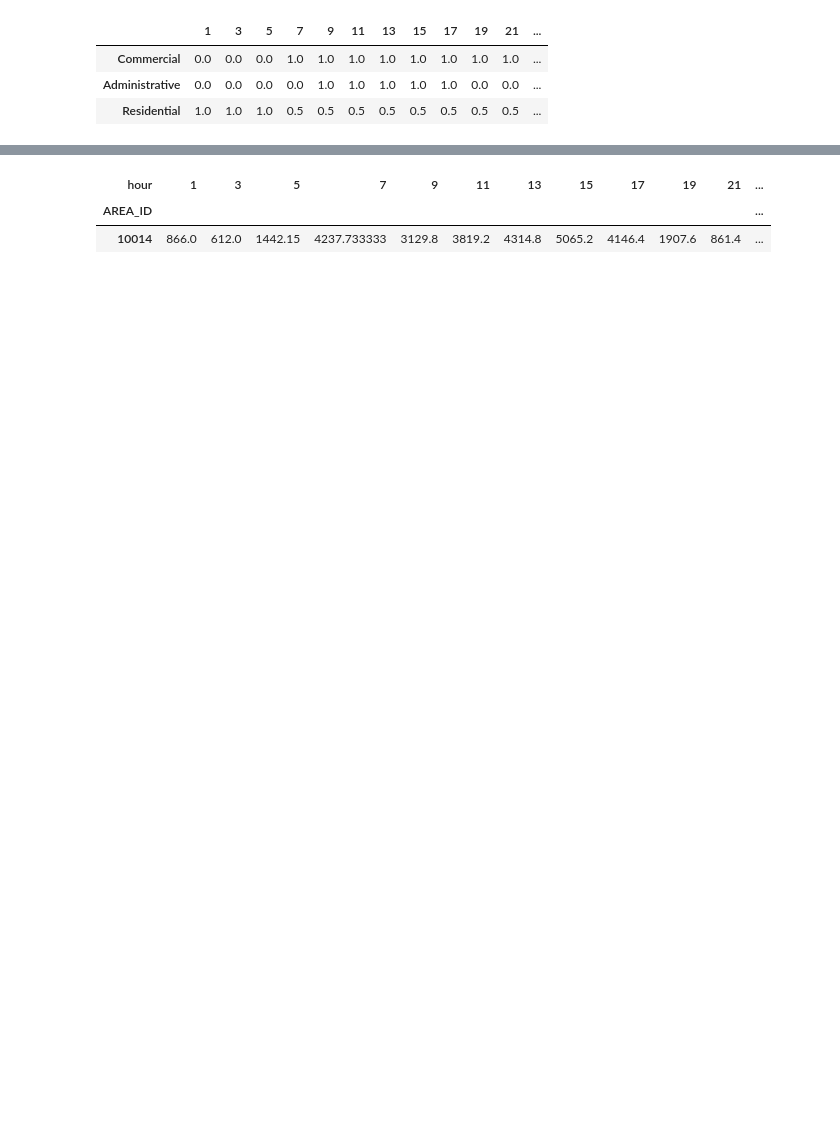
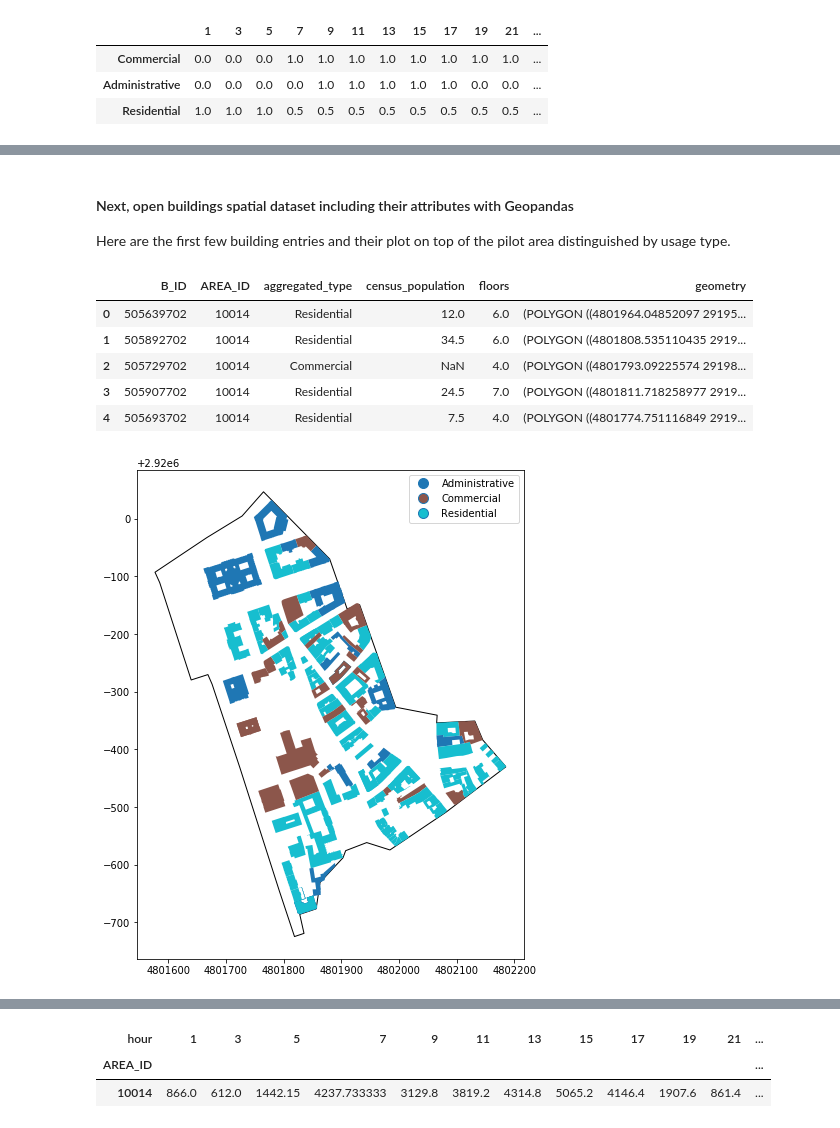
Before and after one commit to gis4dis/MFD-Brno, a Jupyter notebook: MFD example.ipynb, the cells around one changed output, grey strips where cells are left out. Cells and saved outputs as stored; diff of their text form; code cells hidden in the pictures; blank space fills up the shorter version.

```diff
--- a/MFD example.ipynb
+++ b/MFD example.ipynb
@@ -15,3 +18 @@ import os
-# %%
-pd.set_option("display.max_columns", 50)
 # %% [markdown]
@@ -42,0 +57,15 @@ mobileActivity = pd.read_csv('data/mobile_activity.csv', index_col=0).groupby(["
+# %% [markdown]
+#### Next, open buildings spatial dataset including their attributes with Geopandas
+Here are the first few building entries and their plot on top of the pilot area distinguished by usage type.
+# %%
+buildings = gpd.read_file('data/buildings.geojson').to_crs(epsg=3035)
+buildings.plot(ax=plotArea()[0], column="aggregated_type", legend=True)
+buildings.head()
+# %% [output]
+|  | B_ID | AREA_ID | aggregated_type | census_population | floors | geometry |
+| 0 | 505639702 | 10014 | Residential | 12.0 | 6.0 | (POLYGON ((4801964.04852097 29195... |
+| 1 | 505892702 | 10014 | Residential | 34.5 | 6.0 | (POLYGON ((4801808.535110435 2919... |
+| 2 | 505729702 | 10014 | Commercial | NaN | 4.0 | (POLYGON ((4801793.09225574 29198... |
+| 3 | 505907702 | 10014 | Residential | 24.5 | 7.0 | (POLYGON ((4801811.718258977 2919... |
+| 4 | 505693702 | 10014 | Residential | 7.5 | 4.0 | (POLYGON ((4801774.751116849 2919... |
+[figure, added]
```
Also changed, not shown: parts of 61 cells of this notebook, 2 other files.
